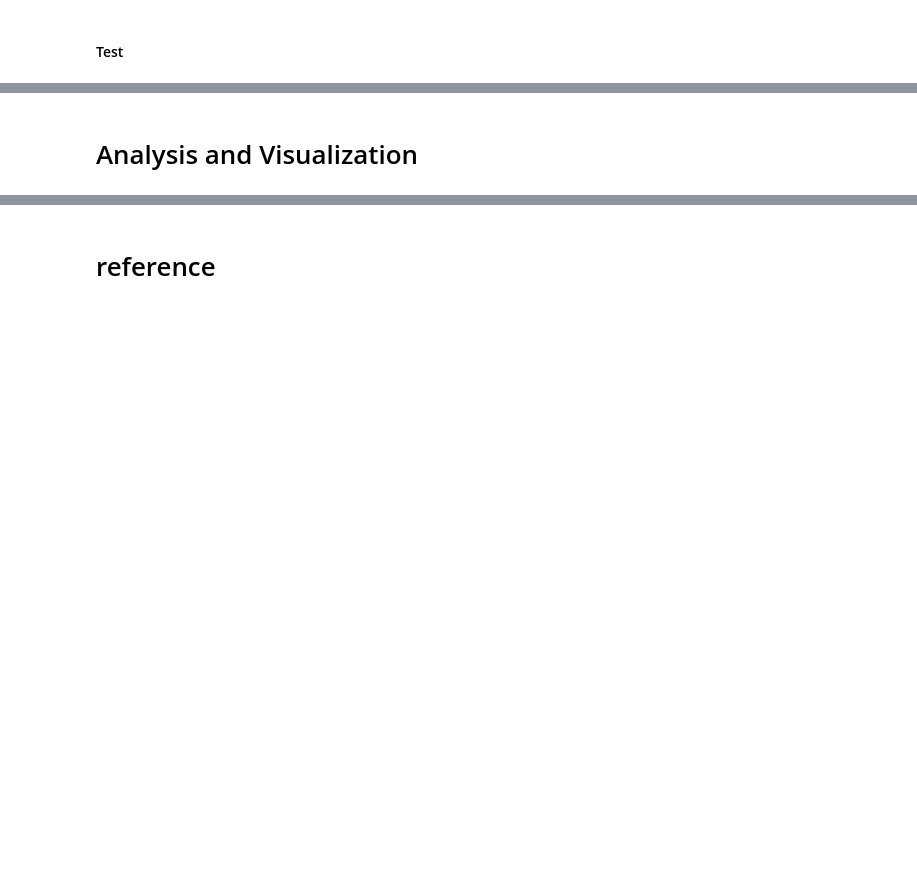
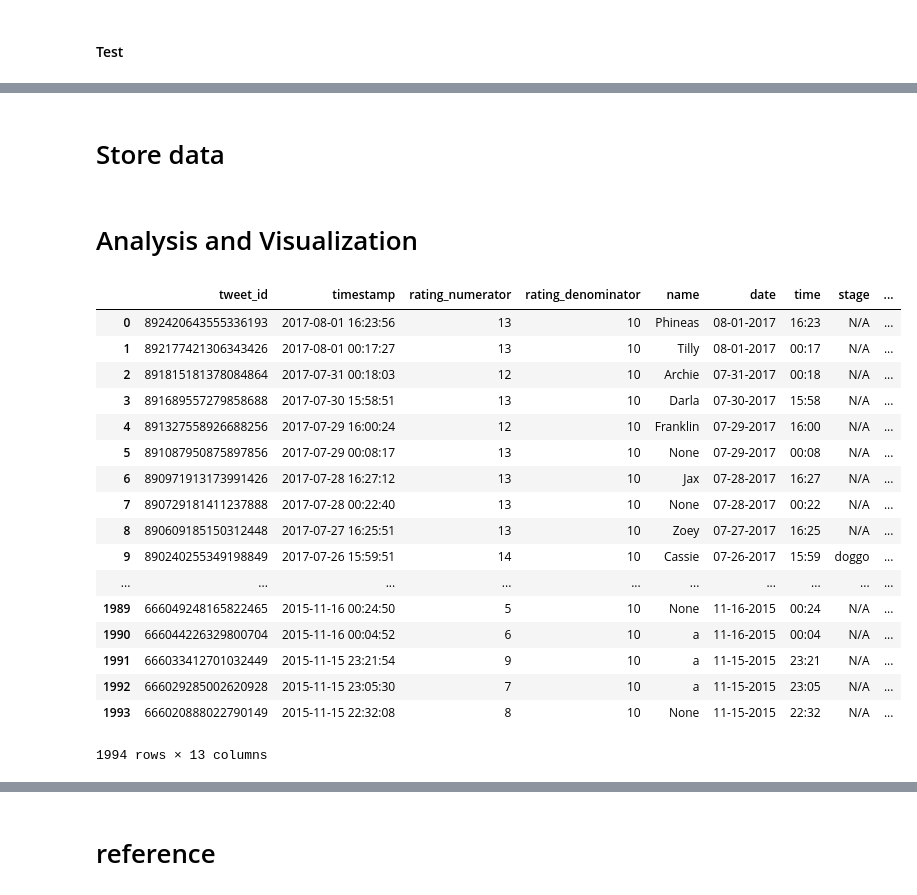
Before and after one commit to JoeyL6/Twitter_Data_Analaysis, a Jupyter notebook: wrangle_act.ipynb, the cells around one changed output, grey strips where cells are left out. Drawn from its saved outputs; the diff is of its cells as text; code cells hidden in the pictures; blank space fills up the shorter version.

```diff
--- a/wrangle_act.ipynb
+++ b/wrangle_act.ipynb
@@ -608,0 +289,27 @@ for index, row in archive_df_clean.iterrows():
+# %%
+archive_df_clean_stage = archive_df_clean.copy()
+
+archive_df_clean_stage["stage"] = ""
+
+for index, row in archive_df_clean_stage.iterrows():
+    if row["doggo"]  == "doggo":
+        #print(row["doggo"])
+        archive_df_clean_stage.loc[index, "stage"] = "doggo"
+
+    elif row["floofer"] == "floofer":
+        #print(row["floofer"])
+        archive_df_clean_stage.loc[index, "stage"] = "floofer"
+
+    elif row["pupper"] == "pupper":
+        archive_df_clean_stage.loc[index, "stage"] = "pupper"
+
+    elif row["puppo"] == "puppo":
+        archive_df_clean_stage.loc[index, "stage"] = "puppo"
+
+    else:
+        archive_df_clean_stage.loc[index, "stage"] = "N/A"
+
+#drop 4 original columns which contains the stage of dogs
+#archive_df_clean_stage.drop(["doggo", "floofer", "pupper", "puppo"], axis = 1)
+archive_df_clean = archive_df_clean_stage.copy()
+archive_df_clean = archive_df_clean.drop(["doggo", "floofer", "pupper", "puppo"], axis = 1)
@@ -629,0 +359,2 @@ archive_df_clean.sample(100)
+# %% [markdown]
+# Store data
@@ -633,0 +365,21 @@ import matplotlib as mp
+# %%
+twitter_df_merged
+# %% [output]
+|  | tweet_id | timestamp | rating_numerator | rating_denominator | name | date | time | stage | ... |
+| 0 | 892420643555336193 | 2017-08-01 16:23:56 | 13 | 10 | Phineas | 08-01-2017 | 16:23 | N/A | ... |
+| 1 | 892177421306343426 | 2017-08-01 00:17:27 | 13 | 10 | Tilly | 08-01-2017 | 00:17 | N/A | ... |
+| 2 | 891815181378084864 | 2017-07-31 00:18:03 | 12 | 10 | Archie | 07-31-2017 | 00:18 | N/A | ... |
+| 3 | 891689557279858688 | 2017-07-30 15:58:51 | 13 | 10 | Darla | 07-30-2017 | 15:58 | N/A | ... |
+| 4 | 891327558926688256 | 2017-07-29 16:00:24 | 12 | 10 | Franklin | 07-29-2017 | 16:00 | N/A | ... |
+| 5 | 891087950875897856 | 2017-07-29 00:08:17 | 13 | 10 | None | 07-29-2017 | 00:08 | N/A | ... |
+| 6 | 890971913173991426 | 2017-07-28 16:27:12 | 13 | 10 | Jax | 07-28-2017 | 16:27 | N/A | ... |
+| 7 | 890729181411237888 | 2017-07-28 00:22:40 | 13 | 10 | None | 07-28-2017 | 00:22 | N/A | ... |
+| 8 | 890609185150312448 | 2017-07-27 16:25:51 | 13 | 10 | Zoey | 07-27-2017 | 16:25 | N/A | ... |
+| 9 | 890240255349198849 | 2017-07-26 15:59:51 | 14 | 10 | Cassie | 07-26-2017 | 15:59 | doggo | ... |
+| ... | ... | ... | ... | ... | ... | ... | ... | ... | ... |
+| 1989 | 666049248165822465 | 2015-11-16 00:24:50 | 5 | 10 | None | 11-16-2015 | 00:24 | N/A | ... |
+| 1990 | 666044226329800704 | 2015-11-16 00:04:52 | 6 | 10 | a | 11-16-2015 | 00:04 | N/A | ... |
+| 1991 | 666033412701032449 | 2015-11-15 23:21:54 | 9 | 10 | a | 11-15-2015 | 23:21 | N/A | ... |
+| 1992 | 666029285002620928 | 2015-11-15 23:05:30 | 7 | 10 | a | 11-15-2015 | 23:05 | N/A | ... |
+| 1993 | 666020888022790149 | 2015-11-15 22:32:08 | 8 | 10 | None | 11-15-2015 | 22:32 | N/A | ... |
+1994 rows × 13 columns
```
Also changed, not shown: parts of 62 cells of this notebook, 5 other files.
